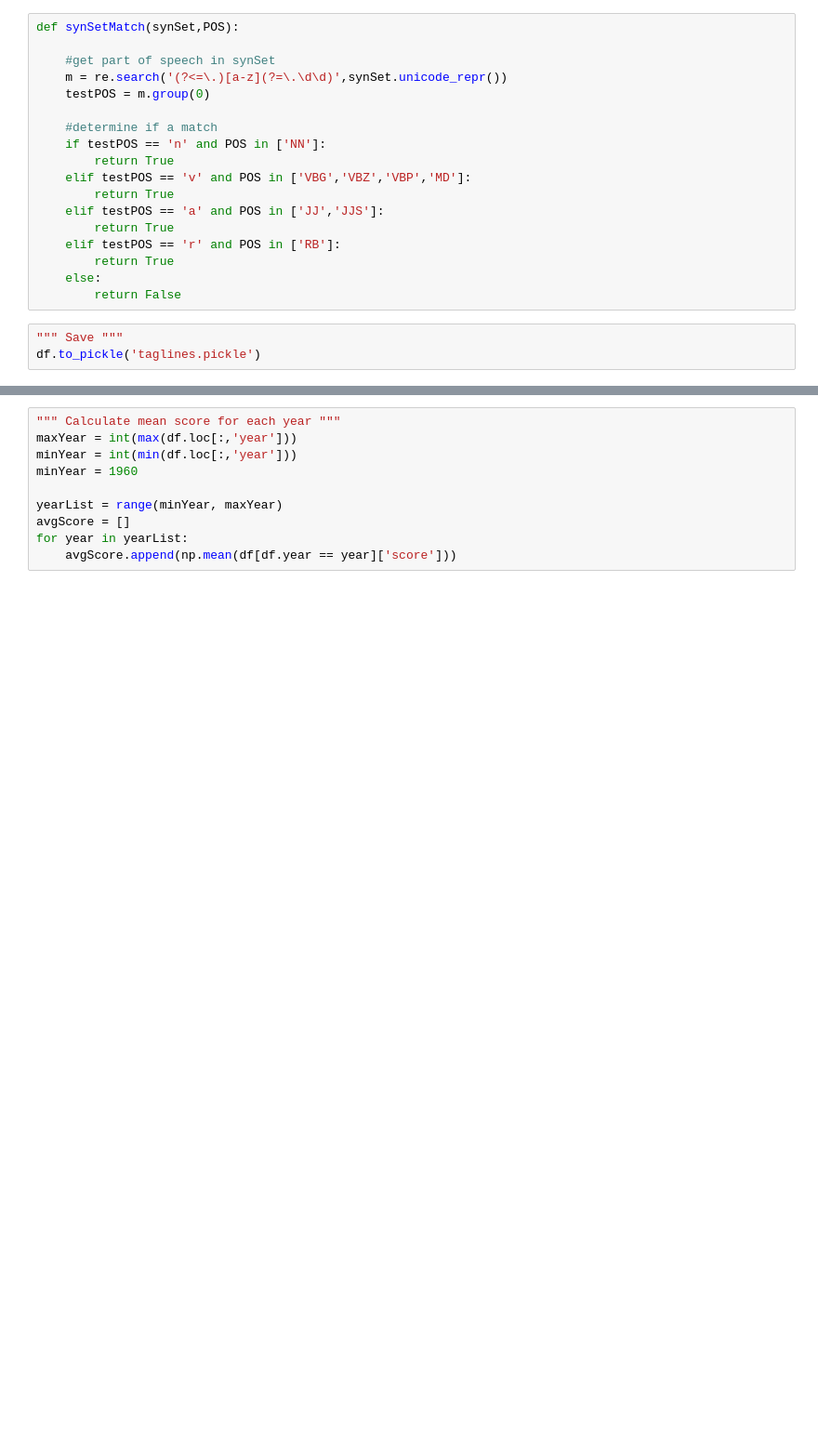
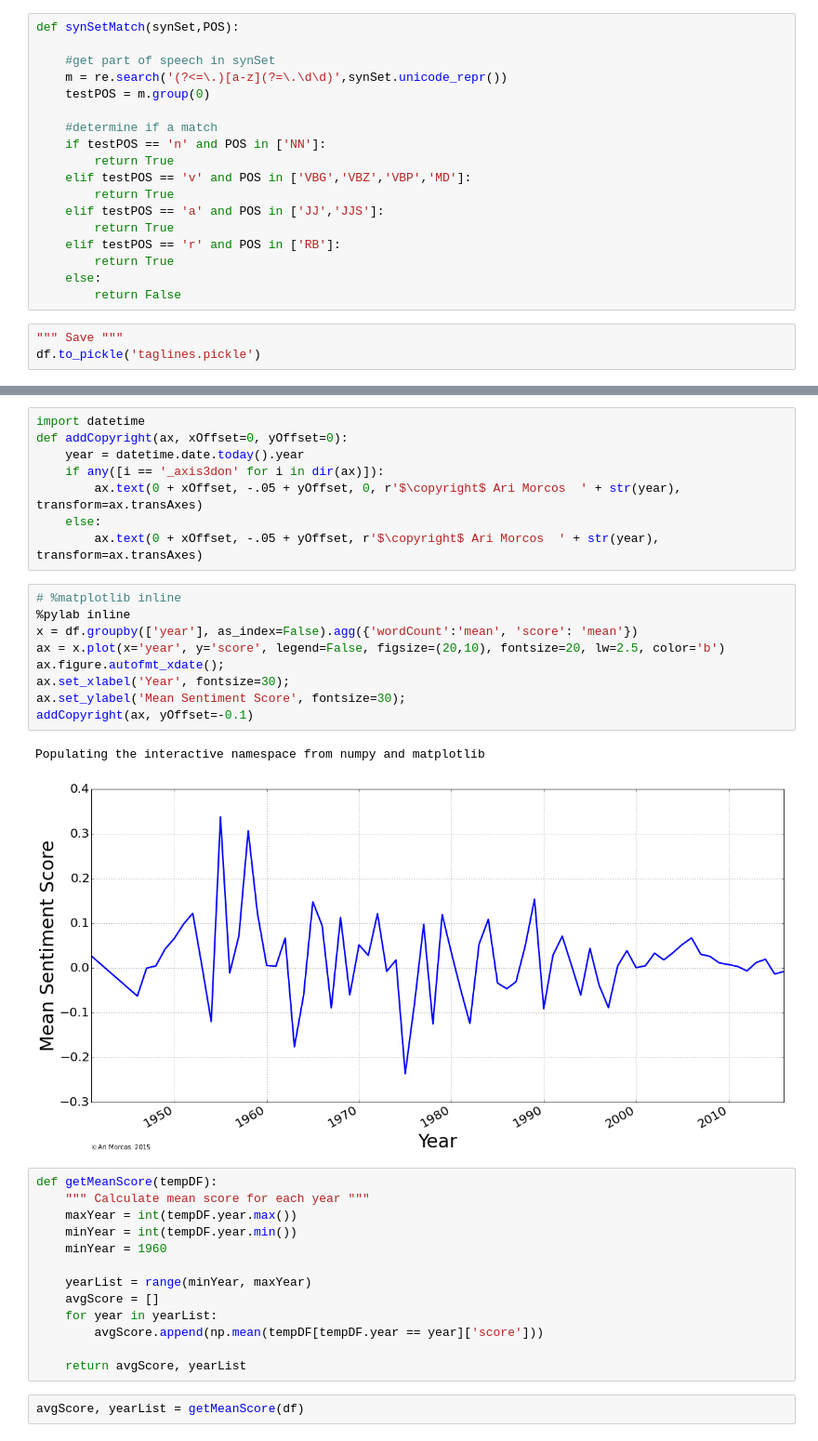
Before and after one commit to arimorcos/blog_analyses, a Jupyter notebook: imdb/Tagline sentiment over time.ipynb, the cells around one changed output, grey strips where cells are left out. Shown at 93% size. Drawn from its saved outputs; the diff is of its cells as text; blank space fills up the shorter version.

```diff
--- a/imdb/Tagline sentiment over time.ipynb
+++ b/imdb/Tagline sentiment over time.ipynb
@@ -172,12 +186,37 @@ for index in range(df.shape[0]):
+# %%
+import datetime
+def addCopyright(ax, xOffset=0, yOffset=0):
+    year = datetime.date.today().year
+    if any([i == '_axis3don' for i in dir(ax)]):
+        ax.text(0 + xOffset, -.05 + yOffset, 0, r'$\copyright$ Ari Morcos  ' + str(year), transform=ax.transAxes)
+    else:
+        ax.text(0 + xOffset, -.05 + yOffset, r'$\copyright$ Ari Morcos  ' + str(year), transform=ax.transAxes)
+# %%
+# %matplotlib inline
+%pylab inline
+x = df.groupby(['year'], as_index=False).agg({'wordCount':'mean', 'score': 'mean'})
+ax = x.plot(x='year', y='score', legend=False, figsize=(20,10), fontsize=20, lw=2.5, color='b')
+ax.figure.autofmt_xdate();
+ax.set_xlabel('Year', fontsize=30);
+ax.set_ylabel('Mean Sentiment Score', fontsize=30);
+addCopyright(ax, yOffset=-0.1)
+# %% [output]
+Populating the interactive namespace from numpy and matplotlib
+[figure, added]
 # %%
-""" Calculate mean score for each year """
-maxYear = int(max(df.loc[:,'year']))
-minYear = int(min(df.loc[:,'year']))
-minYear = 1960
+def getMeanScore(tempDF):
+    """ Calculate mean score for each year """
+    maxYear = int(tempDF.year.max())
+    minYear = int(tempDF.year.min())
+    minYear = 1960
 
-yearList = range(minYear, maxYear)
-avgScore = []
-for year in yearList:
-    avgScore.append(np.mean(df[df.year == year]['score']))
+    yearList = range(minYear, maxYear)
+    avgScore = []
+    for year in yearList:
+        avgScore.append(np.mean(tempDF[tempDF.year == year]['score']))
+
+    return avgScore, yearList
+# %%
+avgScore, yearList = getMeanScore(df)
 # %%
 smoothScore = pd.Series(avgScore);
```
Also changed, not shown: parts of 11 cells of this notebook, 1 other file.
